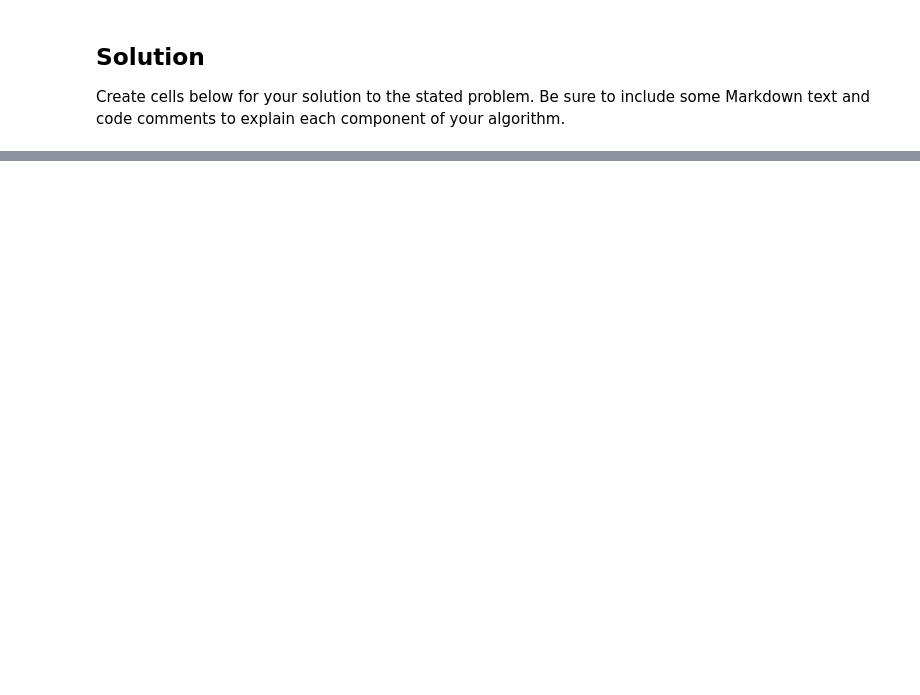
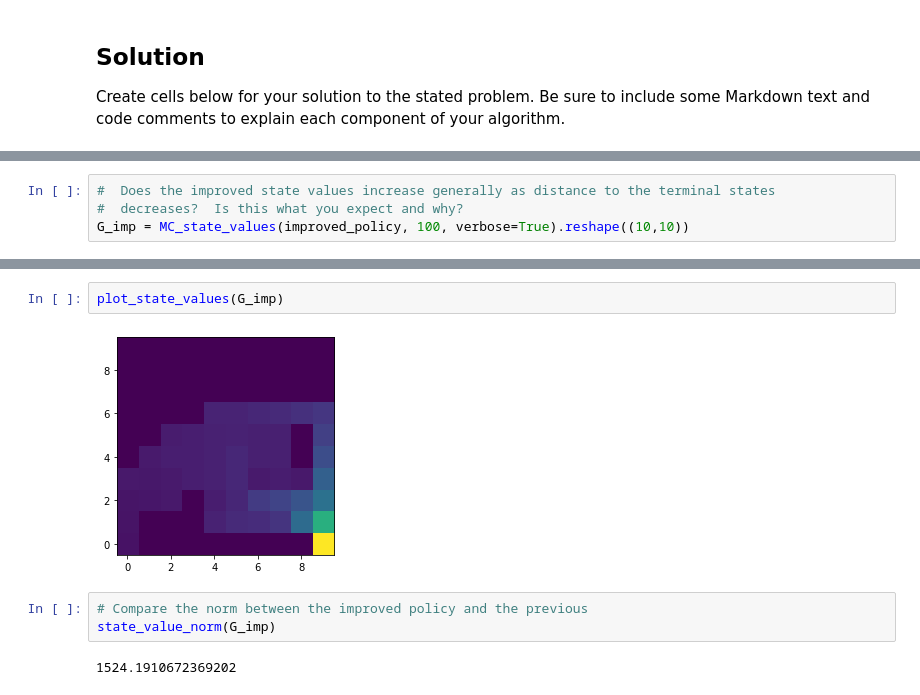
Before and after one commit to nverno/cs82-challenges, a Jupyter notebook: CliffWalking.ipynb, the cells around one changed output, grey strips where cells are left out. Drawn from its saved outputs; the diff is of its cells as text; blank space fills up the shorter version.

```diff
--- a/CliffWalking.ipynb
+++ b/CliffWalking.ipynb
@@ -561,0 +646,4 @@ Create cells below for your solution to the stated problem. Be sure to include s
+# %%
+#  Does the improved state values increase generally as distance to the terminal states
+#  decreases?  Is this what you expect and why?
+G_imp = MC_state_values(improved_policy, 100, verbose=True).reshape((10,10))
@@ -561,0 +678,9 @@ Create cells below for your solution to the stated problem. Be sure to include s
+# %%
+plot_state_values(G_imp)
+# %% [output]
+[figure, added]
+# %%
+# Compare the norm between the improved policy and the previous
+state_value_norm(G_imp)
+# %% [output]
+1524.1910672369202
```
Also changed, not shown: parts of 31 cells of this notebook, 2 other files.
